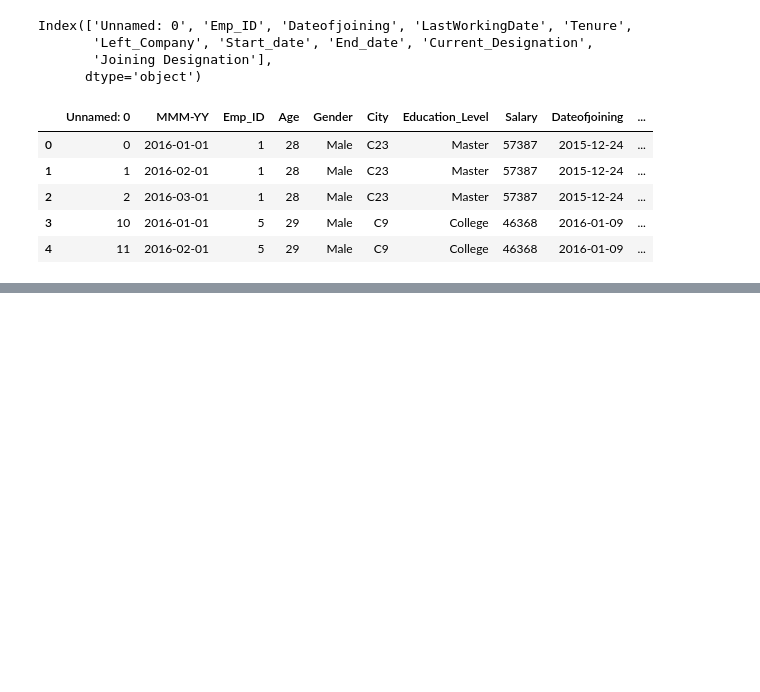
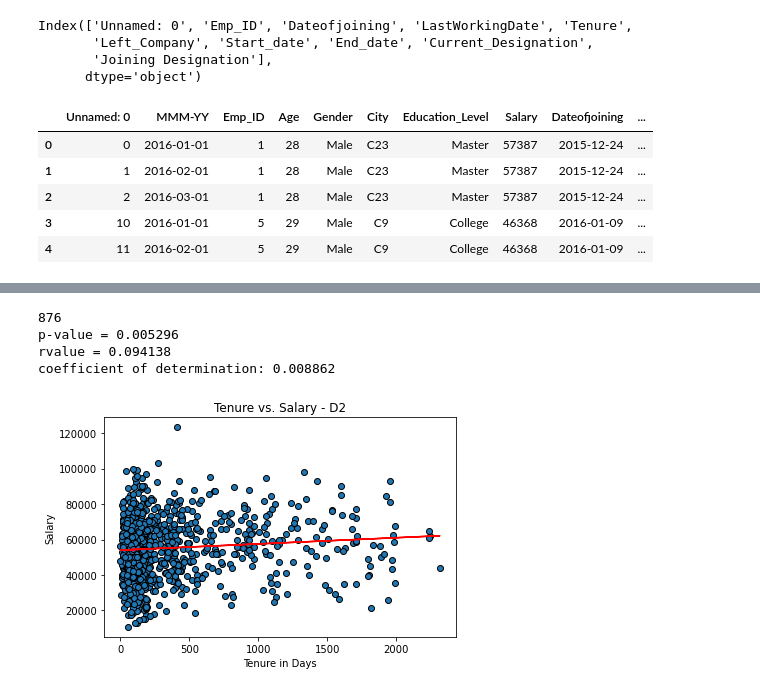
Before and after one commit to shanCH3n/Project1-DAbootcamp-Grp2, a Jupyter notebook: 01_Data/EA_Salary_Investigation.ipynb, the cells around one changed output, grey strips where cells are left out. Drawn from its saved outputs; the diff is of its cells as text; code cells hidden in the pictures; blank space fills up the shorter version.

```diff
--- a/01_Data/EA_Salary_Investigation.ipynb
+++ b/01_Data/EA_Salary_Investigation.ipynb
@@ -21,7 +28,17 @@ new_df = pd.read_csv(path2)
 print(new_df.columns)
 tenure_df = new_df[['Emp_ID','Tenure']]
 tenure_df.head()
+
 d1_tenure_df = pd.merge(d1_df,tenure_df, on='Emp_ID', how='left')
+
+d2_tenure_df = pd.merge(d2_df,tenure_df, on='Emp_ID', how='left')
+
+d3_tenure_df = pd.merge(d3_df,tenure_df, on='Emp_ID', how='left')
+
+d4_tenure_df = pd.merge(d4_df,tenure_df, on='Emp_ID', how='left')
+
+d5_tenure_df = pd.merge(d5_df,tenure_df, on='Emp_ID', how='left')
+
 d1_tenure_df.head()
 # %% [output]
 Index(['Unnamed: 0', 'Emp_ID', 'Dateofjoining', 'LastWorkingDate', 'Tenure',
@@ -53,0 +84,27 @@ plt.show()
+# %%
+# Designation 2
+gr_d2t = d2_tenure_df.groupby('Emp_ID')
+print(len(gr_d2t))
+
+# scatter tenure vs Salary
+x2=gr_d2t['Tenure'].mean()
+y2=gr_d2t['Salary'].mean()
+plt.scatter(x2,y2,edgecolors='k')
+plt.title('Tenure vs. Salary - D2')
+plt.xlabel('Tenure in Days')
+plt.ylabel('Salary')
+(slope2,intercept2,rvalue2,pvalue2,stderror2) = st.linregress(x2,y2)
+regress_values2 = x2*slope2 + intercept2
+plt.plot(x2, regress_values2, color='r')
+print(f'p-value = {pvalue2:.6f}')
+print(f'rvalue = {rvalue2:.6f}')
+print(f'coefficient of determination: {rvalue2**2:.6f}')
+plt.tight_layout()
+plt.savefig('../02_Presentation/Tenure_Salary_D2.png')
+plt.show()
+# %% [output]
+876
+p-value = 0.005296
+rvalue = 0.094138
+coefficient of determination: 0.008862
+[figure, added]
```
Also changed, not shown: parts of 15 cells of this notebook, 22 other files.
